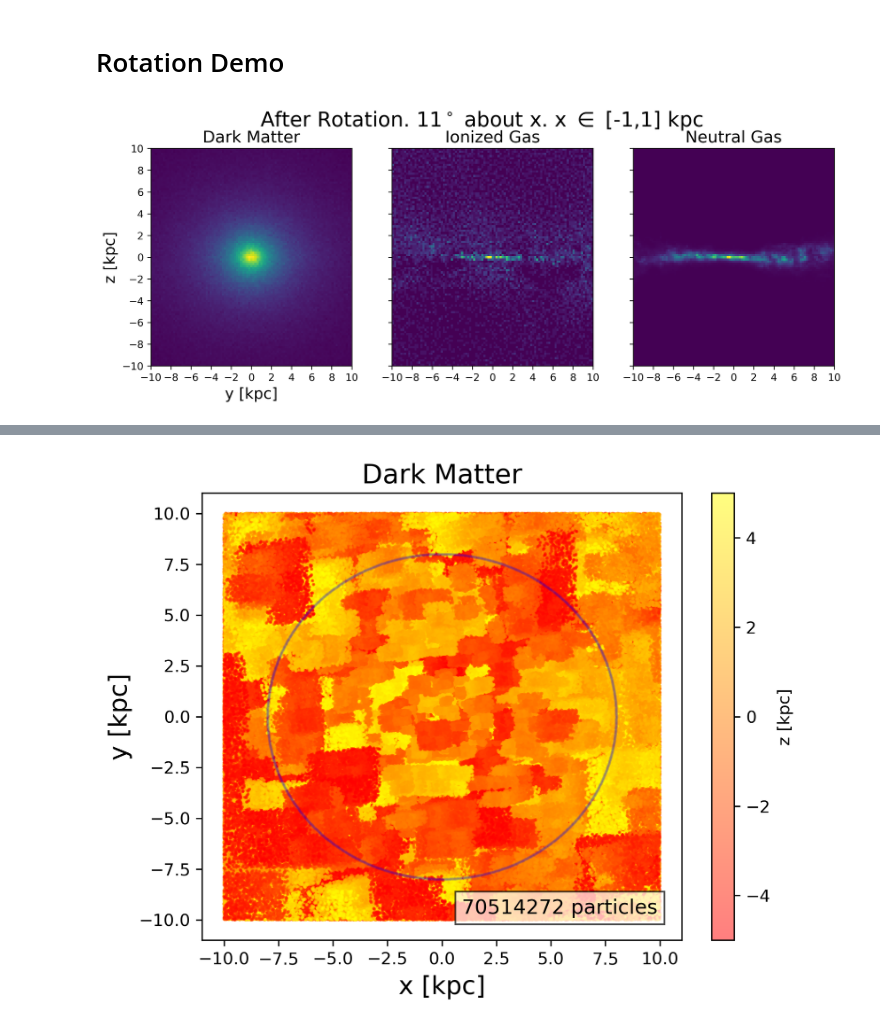
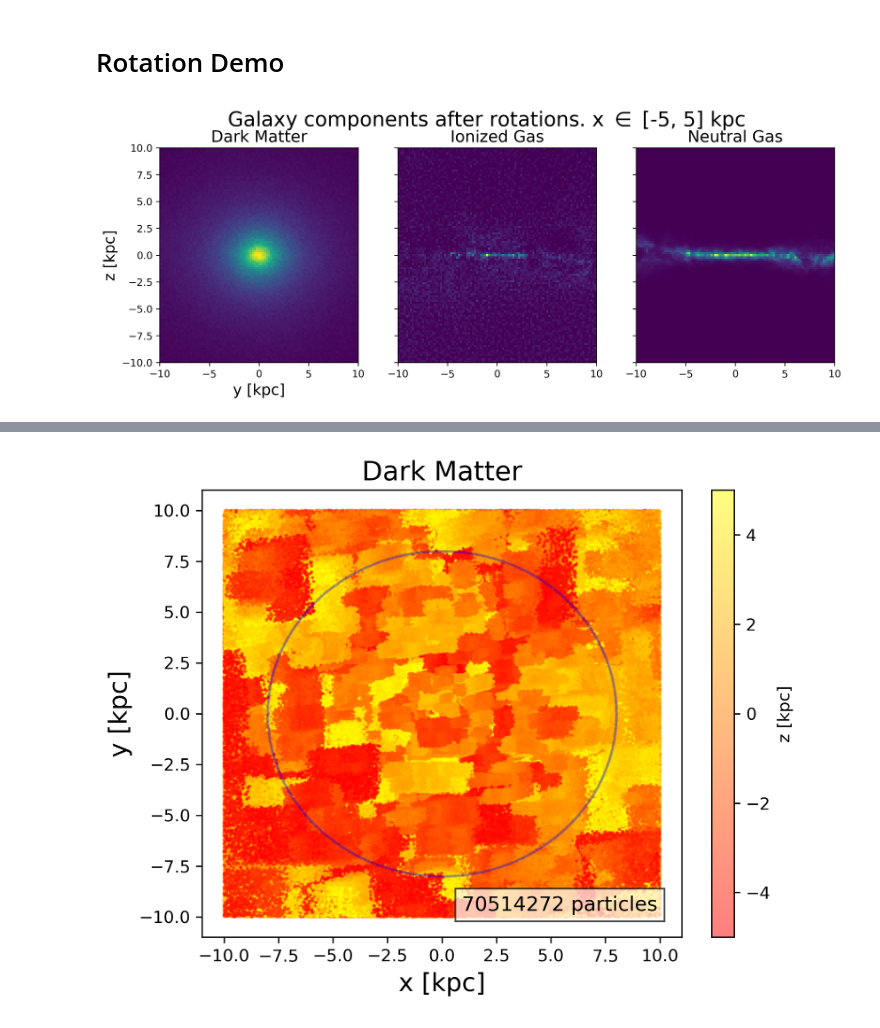
Before and after one commit to msekatchev/nugget-emissions, a Jupyter notebook: processing/generate-FIRE-cubes-Copy1.ipynb, the cells around one changed output, grey strips where cells are left out. Cells and saved outputs as stored; diff of their text form; code cells hidden in the pictures.

```diff
--- a/processing/generate-FIRE-cubes-Copy1.ipynb
+++ b/processing/generate-FIRE-cubes-Copy1.ipynb
@@ -180,0 +215,12 @@ print(f'AQN Mass: \t\t 300g')
+# %%
+gas = {}
+gas["masses"] = part["gas"].prop("mass")
+gas["coords"] = part['gas'].prop('host.distance')
+
+gas["x"], gas["y"], gas["z"] = gas["coords"][:,0], gas["coords"][:,1], gas["coords"][:,2]
+gas["r"] = np.sqrt(gas["x"]**2 + gas["y"]**2 + gas["z"]**2)
+
+gas["region"] = np.where(gas["r"] < 5)
+
+for i in ["masses", "x", "y", "z", "r", "coords"]:
+    gas[i] = gas[i][gas["region"]]
@@ -235,25 +351,25 @@ for dictt in [dark_mat, ioni_gas, neut_gas]:
 # %%
 for dictt in [dark_mat, ioni_gas, neut_gas]:
     dictt["within_cube"] =    np.where((np.abs(dictt["coords"][:,0])  < 5) &
                                        (np.abs(dictt["coords"][:,1])  < cube_length/2) &
                                        (np.abs(dictt["coords"][:,2])  < cube_length/2))
 
 fig, axs = plt.subplots(1, 3, dpi=300, sharex = True, sharey = True, figsize=(12,4))
 
 axs[0].set_xlabel("y [kpc]",size=15)
 axs[0].set_ylabel("z [kpc]",size=15)
 for i, dictt in enumerate([dark_mat, ioni_gas, neut_gas]):
     bins = np.linspace(-10,10, 100)
     axs[i].hist2d(dictt["coords"][dictt["within_cube"]][:,1],
                    dictt["coords"][dictt["within_cube"]][:,2], bins=[bins, bins])
     axs[i].set_title(dictt["name"], size=16)
-    axs[i].set_xticks([-10,-8,-6,-4,-2,0,2,4,6,8,10])
-    axs[i].set_yticks([-10,-8,-6,-4,-2,0,2,4,6,8,10])
+    # axs[i].set_xticks([-10,-8,-6,-4,-2,0,2,4,6,8,10])
+    # axs[i].set_yticks([-10,-8,-6,-4,-2,0,2,4,6,8,10])
 
-fig.suptitle(r"After Rotation. 11$^\circ$ about x. x $\in$ [-1,1] kpc", size=20)
+fig.suptitle(r"Galaxy components after rotations. x $\in$ [-5, 5] kpc", size=20)
 fig.subplots_adjust(top=0.85)
 # plt.savefig("../visuals/densities-after-rotation.svg", bbox_inches="tight")
 # plt.savefig("../visuals/densities-after-rotation.png", bbox_inches="tight")
 plt.show()
 # %% [output]
-[figure, old version]
+[figure, new version]
```
Also changed, not shown: parts of 18 cells of this notebook, 4 other files.
